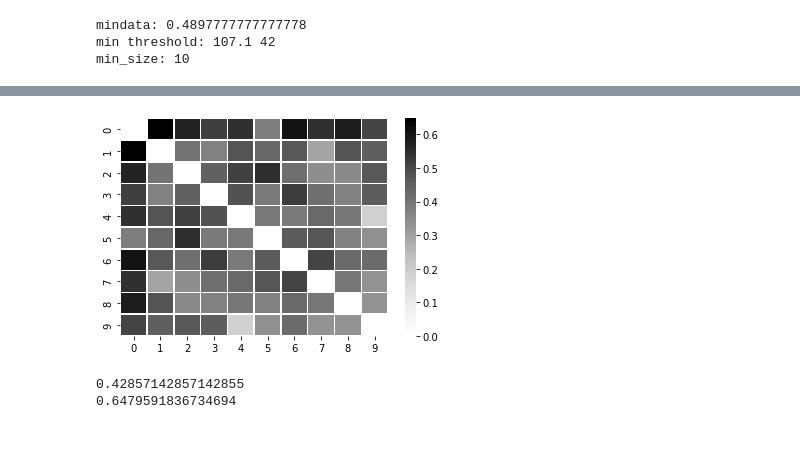
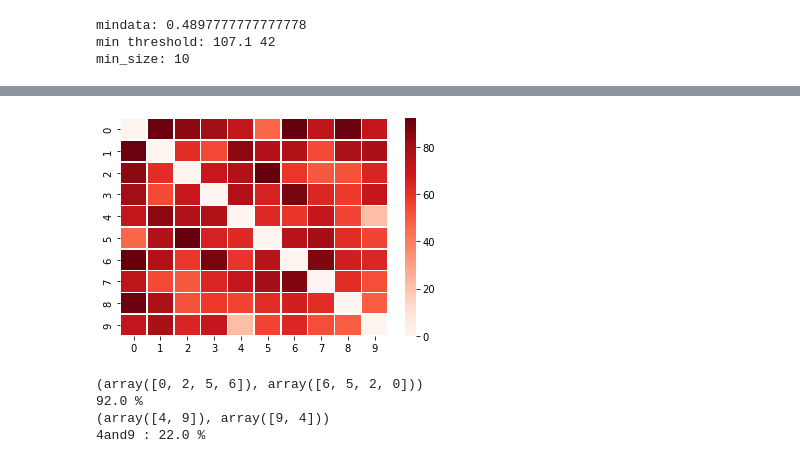
Before and after one commit to aslla77/aslla77, a Jupyter notebook: About_Hopfield_Network/Hopfeild_Network_MNIST.ipynb, the cells around one changed output, grey strips where cells are left out. Drawn from its saved outputs; the diff is of its cells as text; code cells hidden in the pictures.

```diff
--- a/About_Hopfield_Network/Hopfeild_Network_MNIST.ipynb
+++ b/About_Hopfield_Network/Hopfeild_Network_MNIST.ipynb
@@ -211,7 +263,8 @@ for j in data_size:
   ydata=[]
   crop_img=crop_avr_img_v1(j,list(i for i in range(10)))
   for i in range(0,100):
-    binary_img=change_binary(crop_img,i*0.01*255).reshape(10,j,j)
+    crop_img_copy=crop_img.copy()
+    binary_img=change_binary(crop_img_copy,i*0.01*255).reshape(10,j,j)
     h_distance=hamming_d(binary_img,j)/(j*j)
     tri_np=h_distance*(np.tri(10))
     ydata.append(np.sum(tri_np)/(45))
@@ -238,21 +338,26 @@ min_size: 10
 # %%
 
-L=14
-threshold=43
+L=12
+threshold=42
 crop_img=crop_avr_img_v1(L,list(i for i in range(10)))
 binary_img=change_binary(crop_img,threshold*0.01*255).reshape(10,L*L)
-h_distance=(hamming_d(binary_img,L))/(L**2)
+h_distance=(hamming_d(binary_img,L))
 
 # heatmap plot
-heatmap=sns.heatmap(h_distance,cmap='Greys',linewidth=0.5)
+heatmap=sns.heatmap(h_distance,cmap='Reds',linewidth=0.5)
 #,annot=True
 
 plt.show()
-print(np.max(h_distance))
+print(np.where((h_distance)==np.max(h_distance)))
+print(np.max(h_distance)/L*L,'%')
+print(np.where((h_distance+np.eye(10)*100)==np.min(h_distance+np.eye(10)*100)))
+print('4and9 :',h_distance[4,9]/L*L,'%')
 # %% [output]
-[figure, old version]
+[figure, new version]
-0.42857142857142855
-0.6479591836734694
+(array([0, 2, 5, 6]), array([6, 5, 2, 0]))
+92.0 %
+(array([4, 9]), array([9, 4]))
+4and9 : 22.0 %
 # %%
 #before preprocessing
 print('after binary')
```
Also changed, not shown: parts of 31 cells of this notebook.
